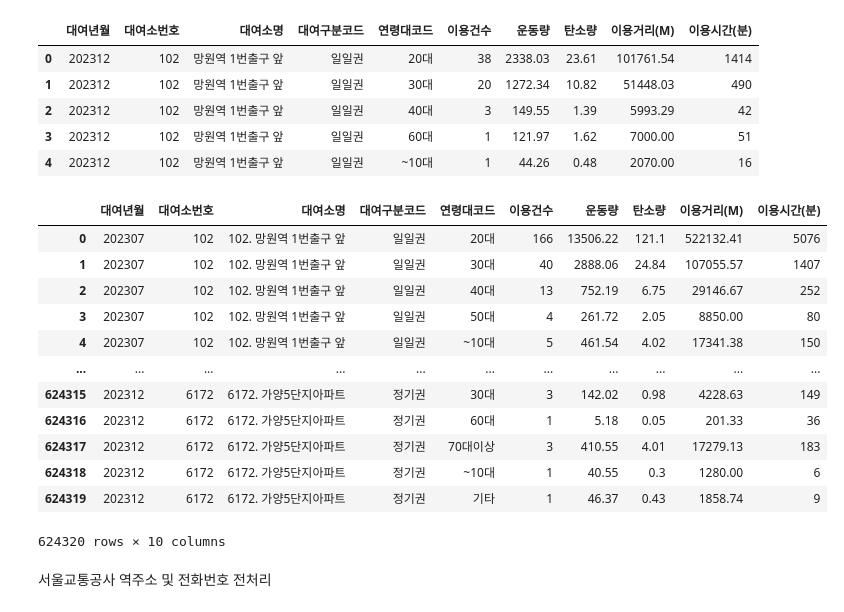
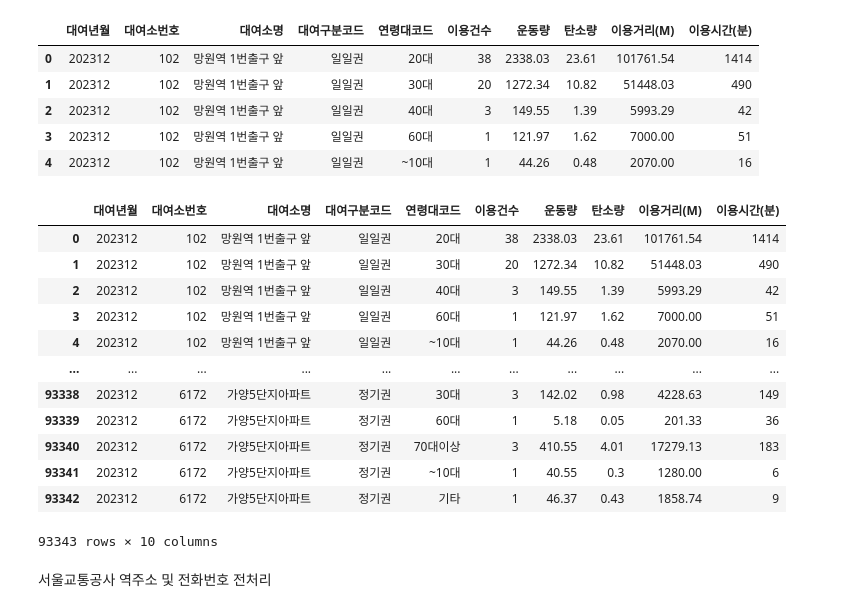
Before and after one commit to b00kkk/bikeseoul, a Jupyter notebook: seoulbike_processing.ipynb, the cells around one changed output. Drawn from its saved outputs; the diff is of its cells as text; code cells hidden in the pictures.

```diff
--- a/seoulbike_processing.ipynb
+++ b/seoulbike_processing.ipynb
@@ -188,22 +190,22 @@ See the caveats in the documentation: https://pandas.pydata.org/pandas-docs/stab
 | 3 | 202312 | 102 | 망원역 1번출구 앞 | 일일권 | 60대 | 1 | 121.97 | 1.62 | 7000.00 | 51 |
 | 4 | 202312 | 102 | 망원역 1번출구 앞 | 일일권 | ~10대 | 1 | 44.26 | 0.48 | 2070.00 | 16 |
 # %%
-month_usage.to_csv('month_usage.csv',index=False)
-pd.read_csv('month_usage.csv')
+usage_12.to_csv('usage_12.csv',index=False)
+pd.read_csv('usage_12.csv')
 # %% [output]
 |  | 대여년월 | 대여소번호 | 대여소명 | 대여구분코드 | 연령대코드 | 이용건수 | 운동량 | 탄소량 | 이용거리(M) | 이용시간(분) |
-| 0 | 202307 | 102 | 102. 망원역 1번출구 앞 | 일일권 | 20대 | 166 | 13506.22 | 121.1 | 522132.41 | 5076 |
-| 1 | 202307 | 102 | 102. 망원역 1번출구 앞 | 일일권 | 30대 | 40 | 2888.06 | 24.84 | 107055.57 | 1407 |
-| 2 | 202307 | 102 | 102. 망원역 1번출구 앞 | 일일권 | 40대 | 13 | 752.19 | 6.75 | 29146.67 | 252 |
-| 3 | 202307 | 102 | 102. 망원역 1번출구 앞 | 일일권 | 50대 | 4 | 261.72 | 2.05 | 8850.00 | 80 |
-| 4 | 202307 | 102 | 102. 망원역 1번출구 앞 | 일일권 | ~10대 | 5 | 461.54 | 4.02 | 17341.38 | 150 |
+| 0 | 202312 | 102 | 망원역 1번출구 앞 | 일일권 | 20대 | 38 | 2338.03 | 23.61 | 101761.54 | 1414 |
+| 1 | 202312 | 102 | 망원역 1번출구 앞 | 일일권 | 30대 | 20 | 1272.34 | 10.82 | 51448.03 | 490 |
+| 2 | 202312 | 102 | 망원역 1번출구 앞 | 일일권 | 40대 | 3 | 149.55 | 1.39 | 5993.29 | 42 |
+| 3 | 202312 | 102 | 망원역 1번출구 앞 | 일일권 | 60대 | 1 | 121.97 | 1.62 | 7000.00 | 51 |
+| 4 | 202312 | 102 | 망원역 1번출구 앞 | 일일권 | ~10대 | 1 | 44.26 | 0.48 | 2070.00 | 16 |
 | ... | ... | ... | ... | ... | ... | ... | ... | ... | ... | ... |
-| 624315 | 202312 | 6172 | 6172. 가양5단지아파트 | 정기권 | 30대 | 3 | 142.02 | 0.98 | 4228.63 | 149 |
-| 624316 | 202312 | 6172 | 6172. 가양5단지아파트 | 정기권 | 60대 | 1 | 5.18 | 0.05 | 201.33 | 36 |
-| 624317 | 202312 | 6172 | 6172. 가양5단지아파트 | 정기권 | 70대이상 | 3 | 410.55 | 4.01 | 17279.13 | 183 |
-| 624318 | 202312 | 6172 | 6172. 가양5단지아파트 | 정기권 | ~10대 | 1 | 40.55 | 0.3 | 1280.00 | 6 |
-| 624319 | 202312 | 6172 | 6172. 가양5단지아파트 | 정기권 | 기타 | 1 | 46.37 | 0.43 | 1858.74 | 9 |
+| 93338 | 202312 | 6172 | 가양5단지아파트 | 정기권 | 30대 | 3 | 142.02 | 0.98 | 4228.63 | 149 |
+| 93339 | 202312 | 6172 | 가양5단지아파트 | 정기권 | 60대 | 1 | 5.18 | 0.05 | 201.33 | 36 |
+| 93340 | 202312 | 6172 | 가양5단지아파트 | 정기권 | 70대이상 | 3 | 410.55 | 4.01 | 17279.13 | 183 |
+| 93341 | 202312 | 6172 | 가양5단지아파트 | 정기권 | ~10대 | 1 | 40.55 | 0.3 | 1280.00 | 6 |
+| 93342 | 202312 | 6172 | 가양5단지아파트 | 정기권 | 기타 | 1 | 46.37 | 0.43 | 1858.74 | 9 |
-624320 rows × 10 columns
+93343 rows × 10 columns
 # %% [markdown]
 서울교통공사 역주소 및 전화번호 전처리
 # %%
```
Also changed, not shown: parts of 17 cells of this notebook.
